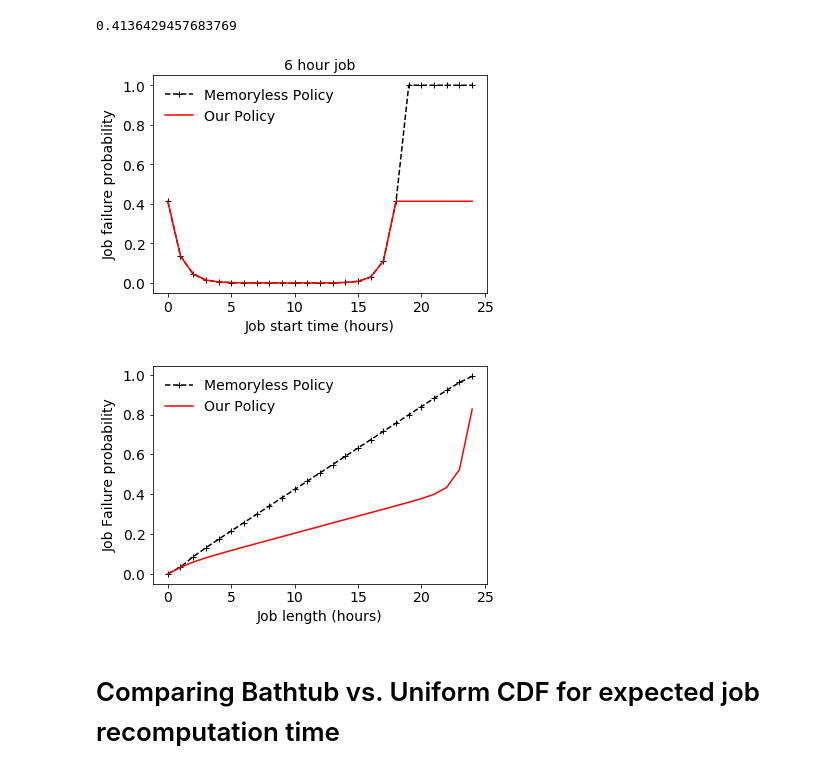
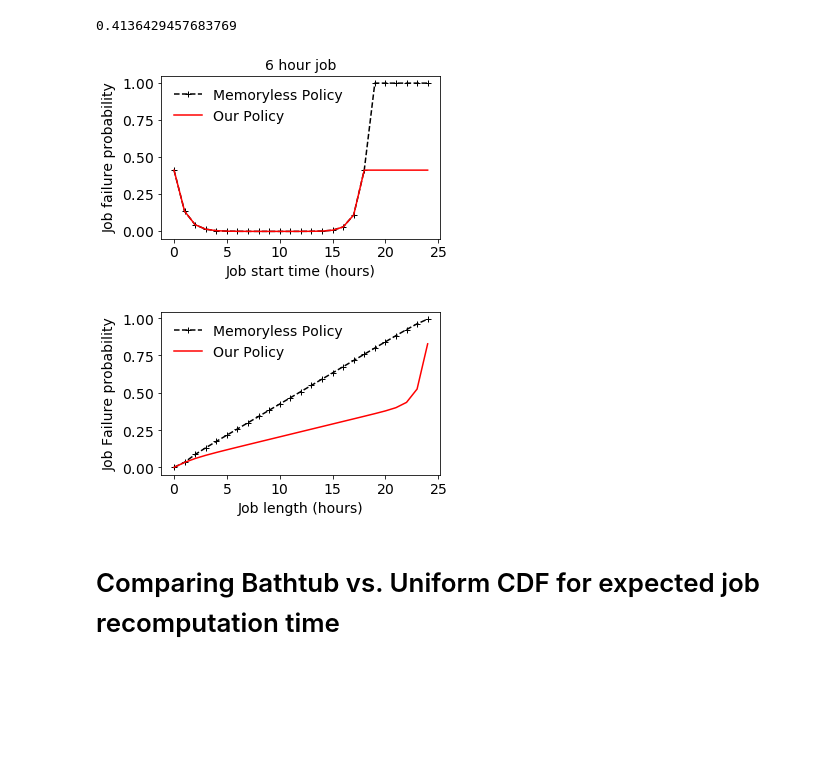
Before and after one commit to prateek-s/scispot, a Jupyter notebook: code/sched-sim.ipynb, the cells around one changed output. Saved outputs shown, nothing was run; the diff lists cells and outputs as text; code cells hidden in the pictures; blank space fills up the shorter version.

Commit message:
smaller graphs

```diff
--- a/code/sched-sim.ipynb
+++ b/code/sched-sim.ipynb
@@ -48,17 +48,17 @@ smart_job_fail_prob(8, 16.7)
 # %% [output]
 0.4136429457683769
 # %%
-#fig = matplotlib.pyplot.gcf()
-#fig.set_size_inches(5, 4)
 plt.plot([job_fail_prob(6,s) for s in range(0,25)], ls='--', color='k', marker='+', label="Memoryless Policy")
 plt.plot([smart_job_fail_prob(6,s) for s in range(0,25)], color='r', label="Our Policy")
 plt.legend(loc='best', frameon=False)
 plt.xlabel("Job start time (hours)")
 plt.ylabel("Job failure probability")
 plt.title("6 hour job",fontsize=14)
+fig = matplotlib.pyplot.gcf()
+fig.set_size_inches(5, 3)
 plt.savefig("../graphs/Sched-bathtub.pdf",bbox_inches='tight')
 # %% [output]
-[figure, old version]
+[figure, new version]
 # %%
 def avg_fail_prob(job_len):
     return np.mean([job_fail_prob(job_len, s) for s in range(0,24)])
@@ -71,9 +71,11 @@ plt.plot([smart_avg_fail_prob(job_len) for job_len in range(0,25)], color='r', l
 plt.legend(frameon=False)
 plt.xlabel("Job length (hours)")
 plt.ylabel("Job Failure probability")
-plt.savefig("../graphs/Sched-fail-prob.pdf")
+fig = matplotlib.pyplot.gcf()
+fig.set_size_inches(5, 3)
+plt.savefig("../graphs/Sched-fail-prob.pdf", bbox_inches='tight')
 # %% [output]
-[figure, old version]
+[figure, new version]
 # %% [markdown]
 # Comparing Bathtub vs. Uniform CDF for expected job recomputation time
 # %%
```
Also changed, not shown: parts of 2 cells of this notebook, 8 other files.
